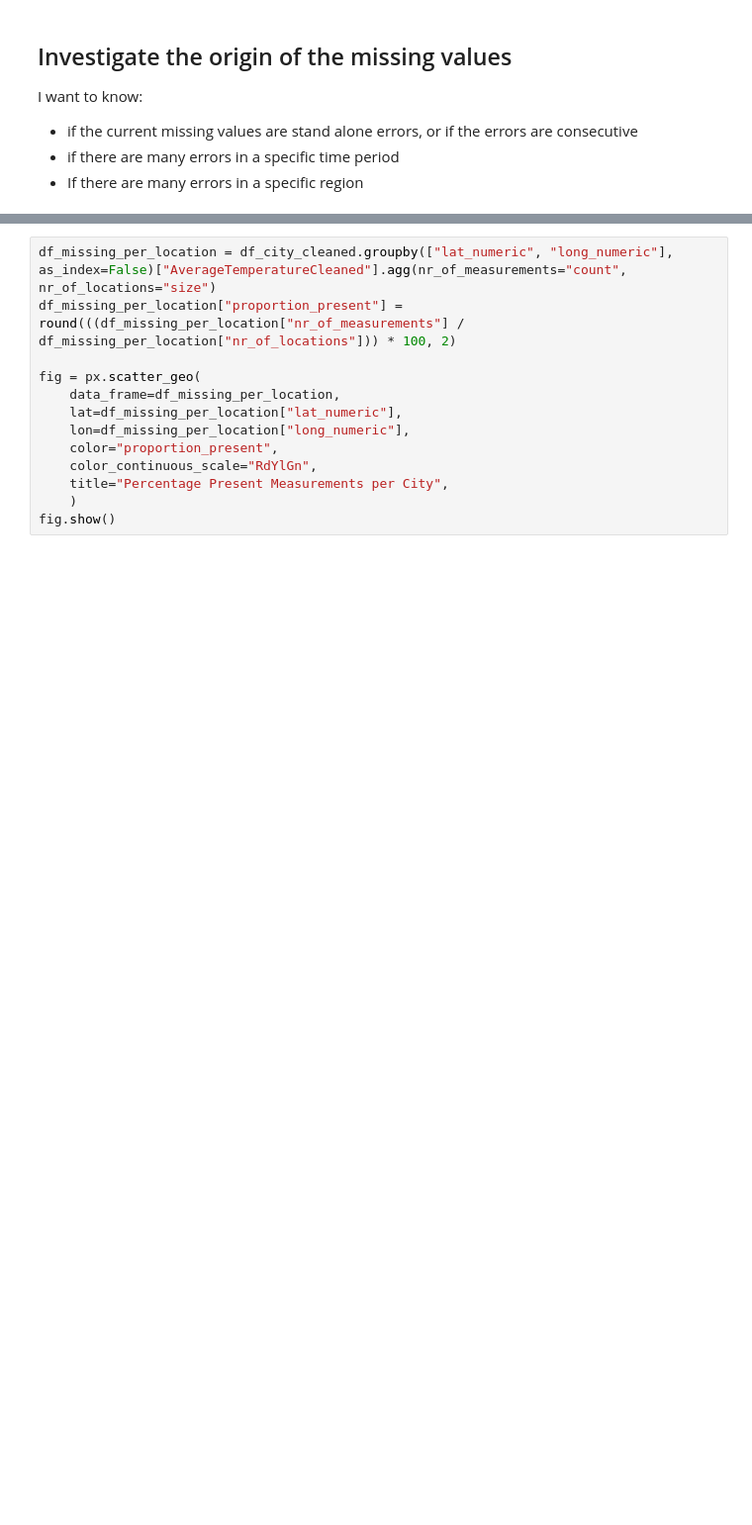
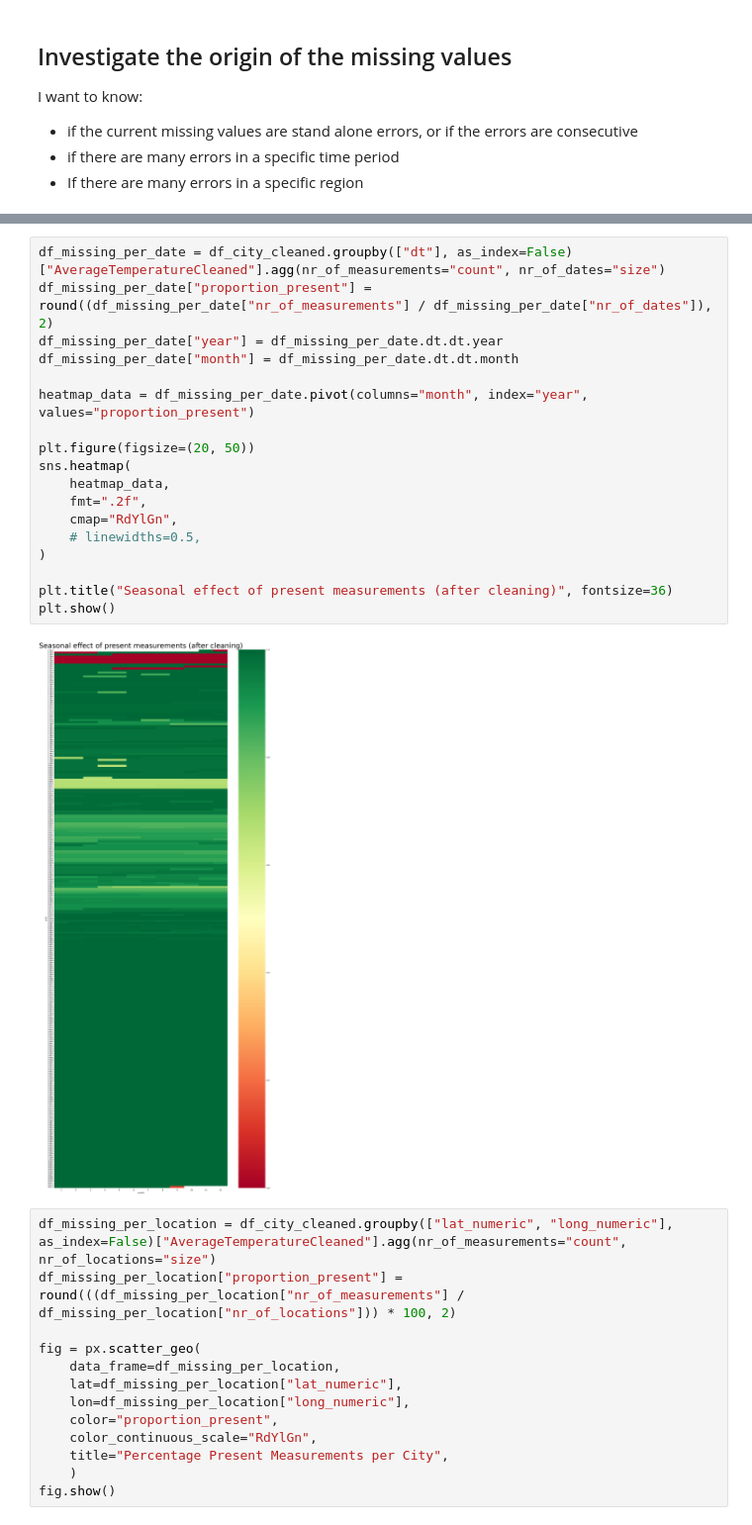
Before and after one commit to TimoWijnen2001/case-climate-watch, a Jupyter notebook: notebooks/09_extended_data_cleaning.ipynb, the cells around one changed output, grey strips where cells are left out. Shown at 99% size. Drawn from its saved outputs; the diff is of its cells as text; blank space fills up the shorter version.

```diff
--- a/notebooks/09_extended_data_cleaning.ipynb
+++ b/notebooks/09_extended_data_cleaning.ipynb
@@ -452,3 +453,23 @@ plt.show()
+# %%
+df_missing_per_date = df_city_cleaned.groupby(["dt"], as_index=False)["AverageTemperatureCleaned"].agg(nr_of_measurements="count", nr_of_dates="size")
+df_missing_per_date["proportion_present"] = round((df_missing_per_date["nr_of_measurements"] / df_missing_per_date["nr_of_dates"]), 2)
+df_missing_per_date["year"] = df_missing_per_date.dt.dt.year
+df_missing_per_date["month"] = df_missing_per_date.dt.dt.month
+
+heatmap_data = df_missing_per_date.pivot(columns="month", index="year", values="proportion_present")
+
+plt.figure(figsize=(20, 50))
+sns.heatmap(
+    heatmap_data,
+    fmt=".2f",
+    cmap="RdYlGn",
+    # linewidths=0.5,
+)
+
+plt.title("Seasonal effect of present measurements (after cleaning)", fontsize=36)
+plt.show()
+# %% [output]
+[figure, added]
 # %%
 df_missing_per_location = df_city_cleaned.groupby(["lat_numeric", "long_numeric"], as_index=False)["AverageTemperatureCleaned"].agg(nr_of_measurements="count", nr_of_locations="size")
 df_missing_per_location["proportion_present"] = round(((df_missing_per_location["nr_of_measurements"] / df_missing_per_location["nr_of_locations"])) * 100, 2)
```
Also changed, not shown: parts of 3 cells of this notebook, 8 other files.
